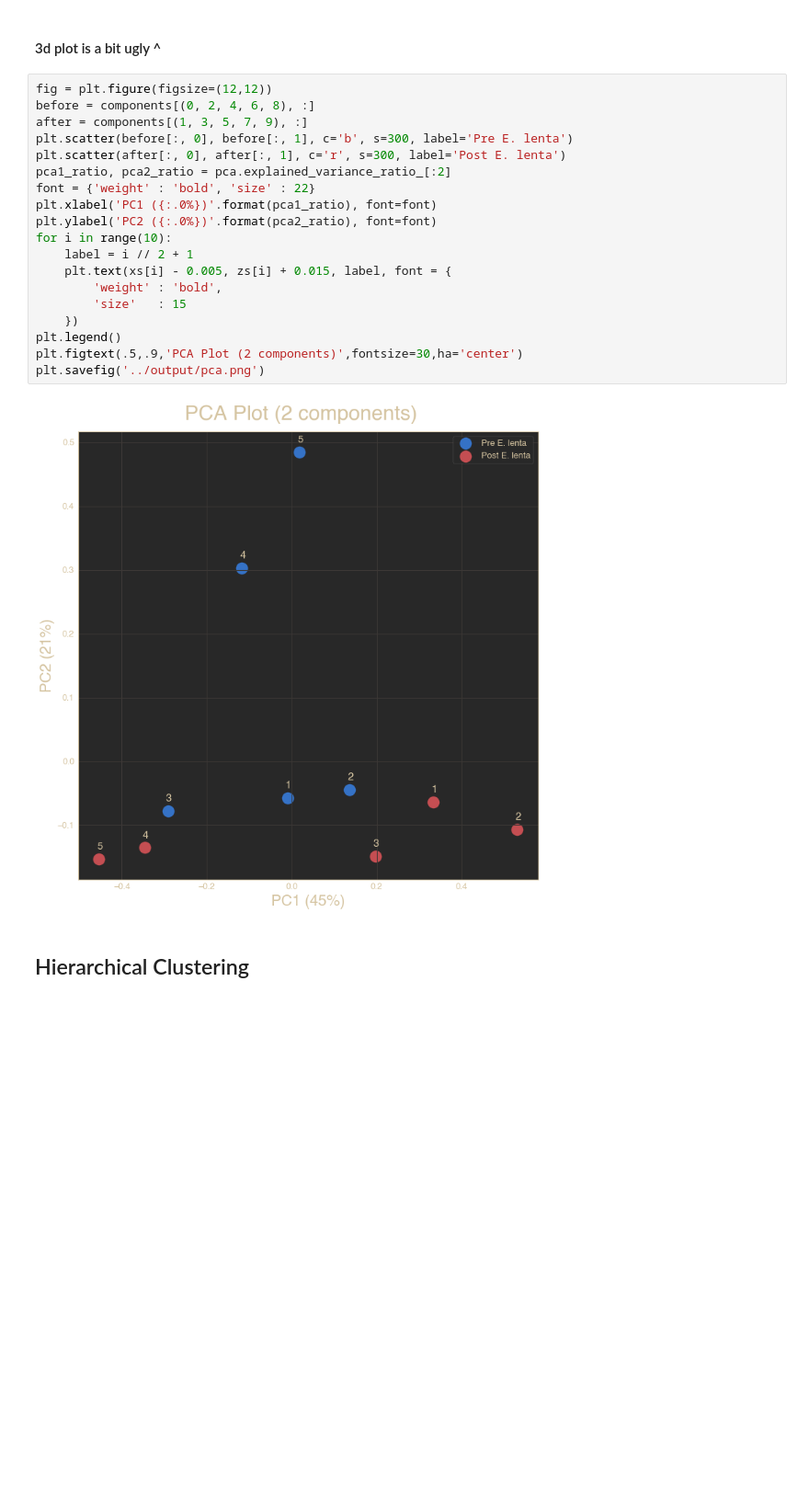
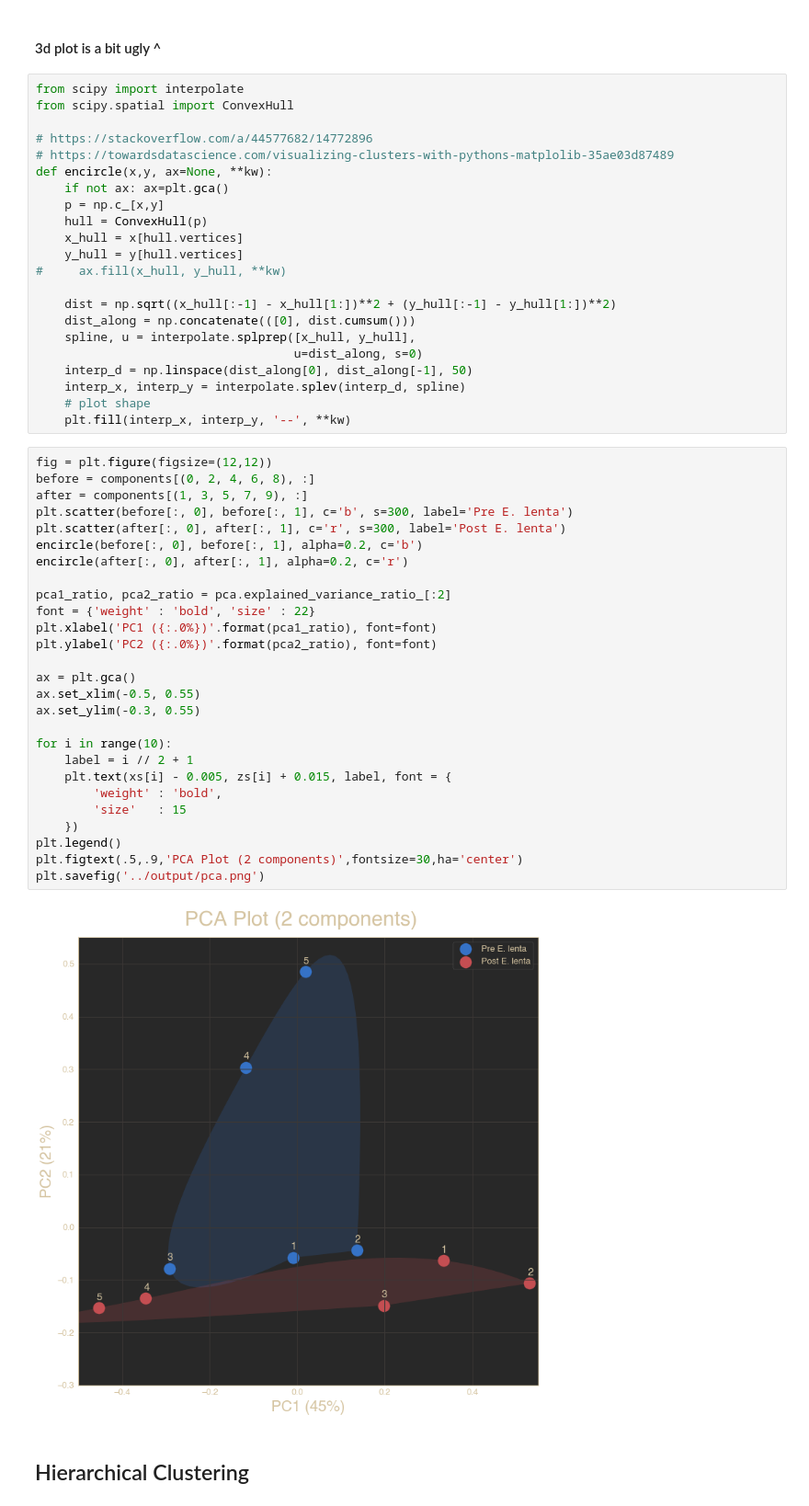
Before and after one commit to danielchang2002/FecalMetabolomics, a Jupyter notebook: notebooks/DataVisualization.ipynb, the cells around one changed output. Shown at 92% size. Drawn from its saved outputs; the diff is of its cells as text; blank space fills up the shorter version.

Commit message:
:sparkles: convex hull

```diff
--- a/notebooks/DataVisualization.ipynb
+++ b/notebooks/DataVisualization.ipynb
@@ -88,27 +88,57 @@ ax.title.set_text("PCA plot: 3 components")
 [figure]
 # %% [markdown]
 #### 3d plot is a bit ugly ^
+# %%
+from scipy import interpolate
+from scipy.spatial import ConvexHull
+
+# https://stackoverflow.com/a/44577682/14772896
+# https://towardsdatascience.com/visualizing-clusters-with-pythons-matplolib-35ae03d87489
+def encircle(x,y, ax=None, **kw):
+    if not ax: ax=plt.gca()
+    p = np.c_[x,y]
+    hull = ConvexHull(p)
+    x_hull = x[hull.vertices]
+    y_hull = y[hull.vertices]
+#     ax.fill(x_hull, y_hull, **kw)
+
+    dist = np.sqrt((x_hull[:-1] - x_hull[1:])**2 + (y_hull[:-1] - y_hull[1:])**2)
+    dist_along = np.concatenate(([0], dist.cumsum()))
+    spline, u = interpolate.splprep([x_hull, y_hull],
+                                    u=dist_along, s=0)
+    interp_d = np.linspace(dist_along[0], dist_along[-1], 50)
+    interp_x, interp_y = interpolate.splev(interp_d, spline)
+    # plot shape
+    plt.fill(interp_x, interp_y, '--', **kw)
 # %%
 fig = plt.figure(figsize=(12,12))
 before = components[(0, 2, 4, 6, 8), :]
 after = components[(1, 3, 5, 7, 9), :]
 plt.scatter(before[:, 0], before[:, 1], c='b', s=300, label='Pre E. lenta')
 plt.scatter(after[:, 0], after[:, 1], c='r', s=300, label='Post E. lenta')
+encircle(before[:, 0], before[:, 1], alpha=0.2, c='b')
+encircle(after[:, 0], after[:, 1], alpha=0.2, c='r')
+
 pca1_ratio, pca2_ratio = pca.explained_variance_ratio_[:2]
 font = {'weight' : 'bold', 'size' : 22}
 plt.xlabel('PC1 ({:.0%})'.format(pca1_ratio), font=font)
 plt.ylabel('PC2 ({:.0%})'.format(pca2_ratio), font=font)
+
+ax = plt.gca()
+ax.set_xlim(-0.5, 0.55)
+ax.set_ylim(-0.3, 0.55)
+
 for i in range(10):
     label = i // 2 + 1
     plt.text(xs[i] - 0.005, zs[i] + 0.015, label, font = {
         'weight' : 'bold',
         'size'   : 15
     })
 plt.legend()
 plt.figtext(.5,.9,'PCA Plot (2 components)',fontsize=30,ha='center')
 plt.savefig('../output/pca.png')
 # %% [output]
-[figure, old version]
+[figure, new version]
 # %% [markdown]
 ## Hierarchical Clustering
 # %%
```
Also changed, not shown: parts of 3 cells of this notebook, 2 other files.
